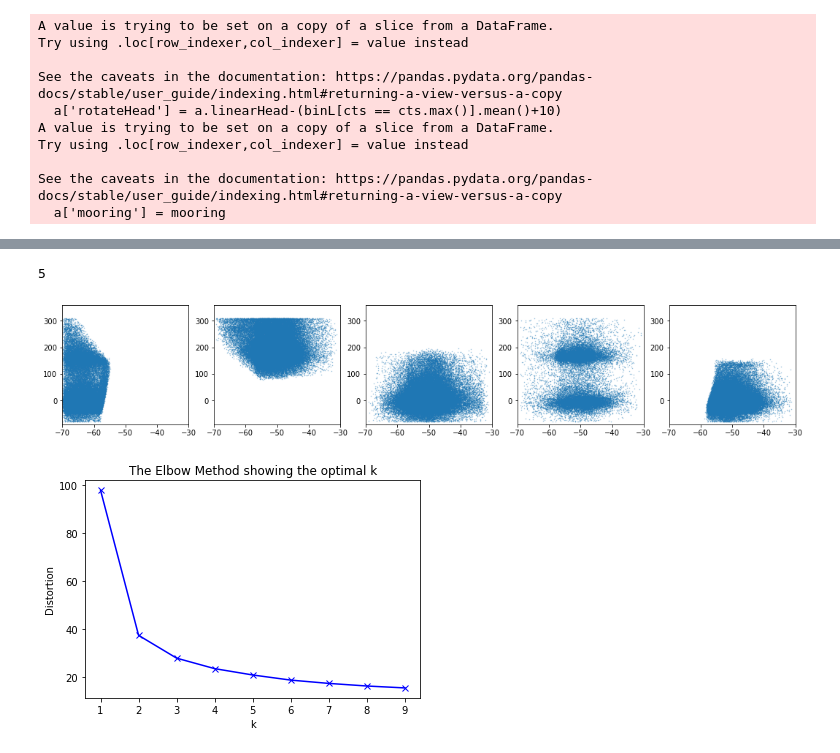
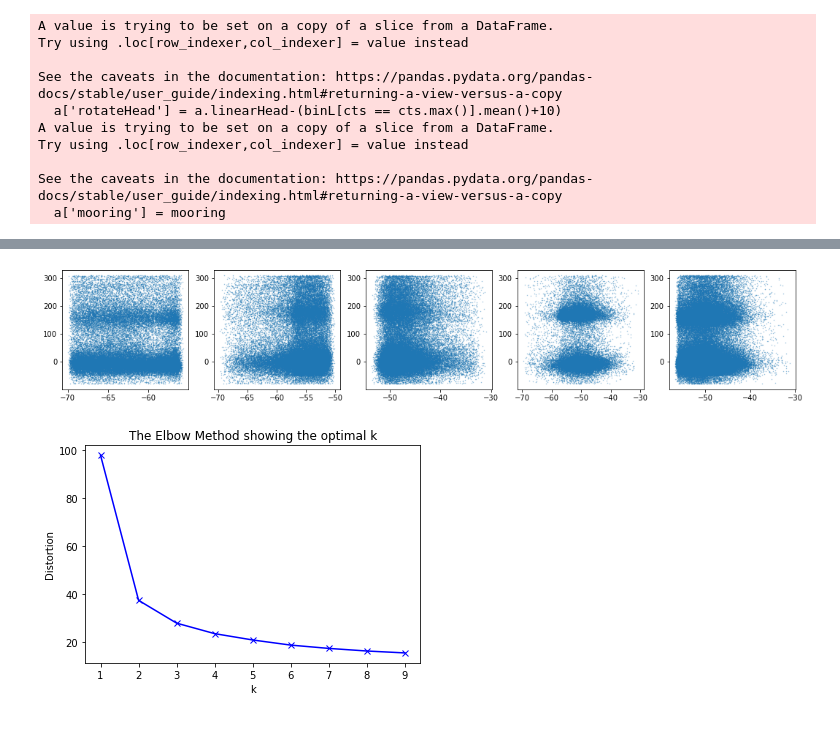
Before and after one commit to leviner/MooredEchosounders, a Jupyter notebook: code/kMeansWorkbook.ipynb, the cells around one changed output, grey strips where cells are left out. Saved outputs shown, nothing was run; the diff lists cells and outputs as text; code cells hidden in the pictures.

```diff
--- a/code/kMeansWorkbook.ipynb
+++ b/code/kMeansWorkbook.ipynb
@@ -20,6 +20,7 @@ df5 = readTracks('../data/analysisFiles/TrackRegions5_linear2.csv')
 dfD2T = pd.concat([df2,df5])
 dfD3T = readTracks('../data/analysisFiles/TrackRegions6_linear2.csv')
 # %%
+import numpy as np
 def setTrack(df,mooring):
     a = df[['TS_mean','linearSpeed','linearHead','Target_depth_mean']]
     cts,binL = np.histogram(a.linearHead,bins=36,range=[0,360])
@@ -35,7 +36,7 @@ test1 = pd.concat([a,b,c])
 
 def kmeansdf(n_k, df):
     km = KMeans(n_clusters=n_k)
-    X = stats.zscore(test1[['TS_mean','linearSpeed','Target_depth_mean','rotateHead']])
+    X = stats.zscore(test1[['TS_mean','linearSpeed','Target_depth_mean']])
     y_pred = km.fit_predict(X)
     test1['cluster'] = y_pred
     return test1
@@ -99,14 +100,11 @@ plotmooringClusters(df1,5,resample='7D')
-# %%
-len(df.cluster.unique())
-# %% [output]
-5
 # %%
+import matplotlib.pyplot as plt
 fig = plt.figure(figsize=(18,3))
 ct = 1
-for k in df.cluster.unique():
+for k in [0,1,2,3,4]:
     plt.subplot(1,len(df.cluster.unique()),ct)
     plt.scatter(df[df.cluster==k].TS_mean,df[df.cluster==k].rotateHead,s=.2,alpha=0.5)
-    plt.axis([-70,-30,-90,360])
+    #plt.axis([-70,-30,-90,360])
     ct+=1
 # %% [output]
-[figure, old version]
+[figure, new version]
```
Also changed, not shown: parts of 5 cells of this notebook, 1 other file.
